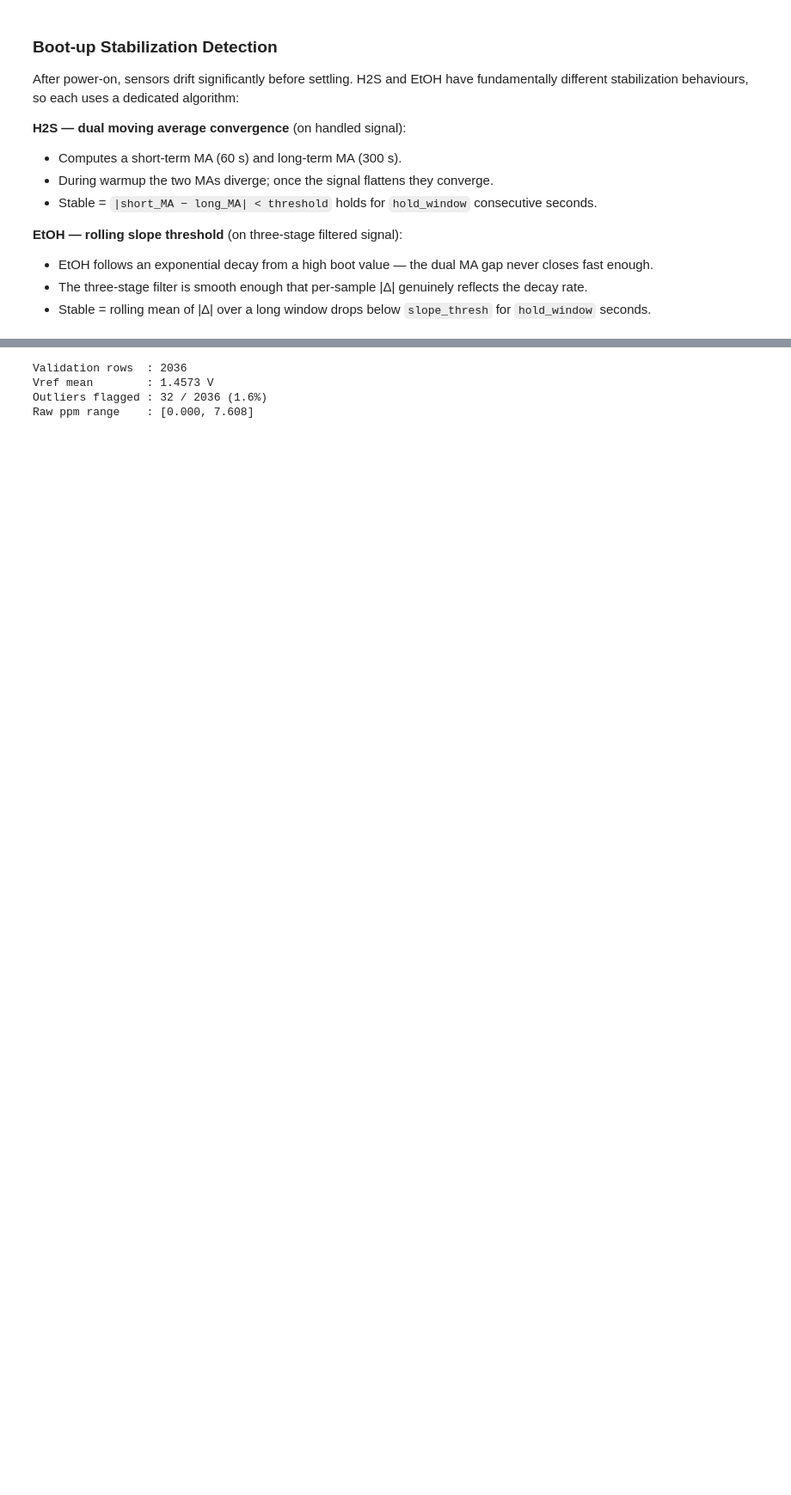
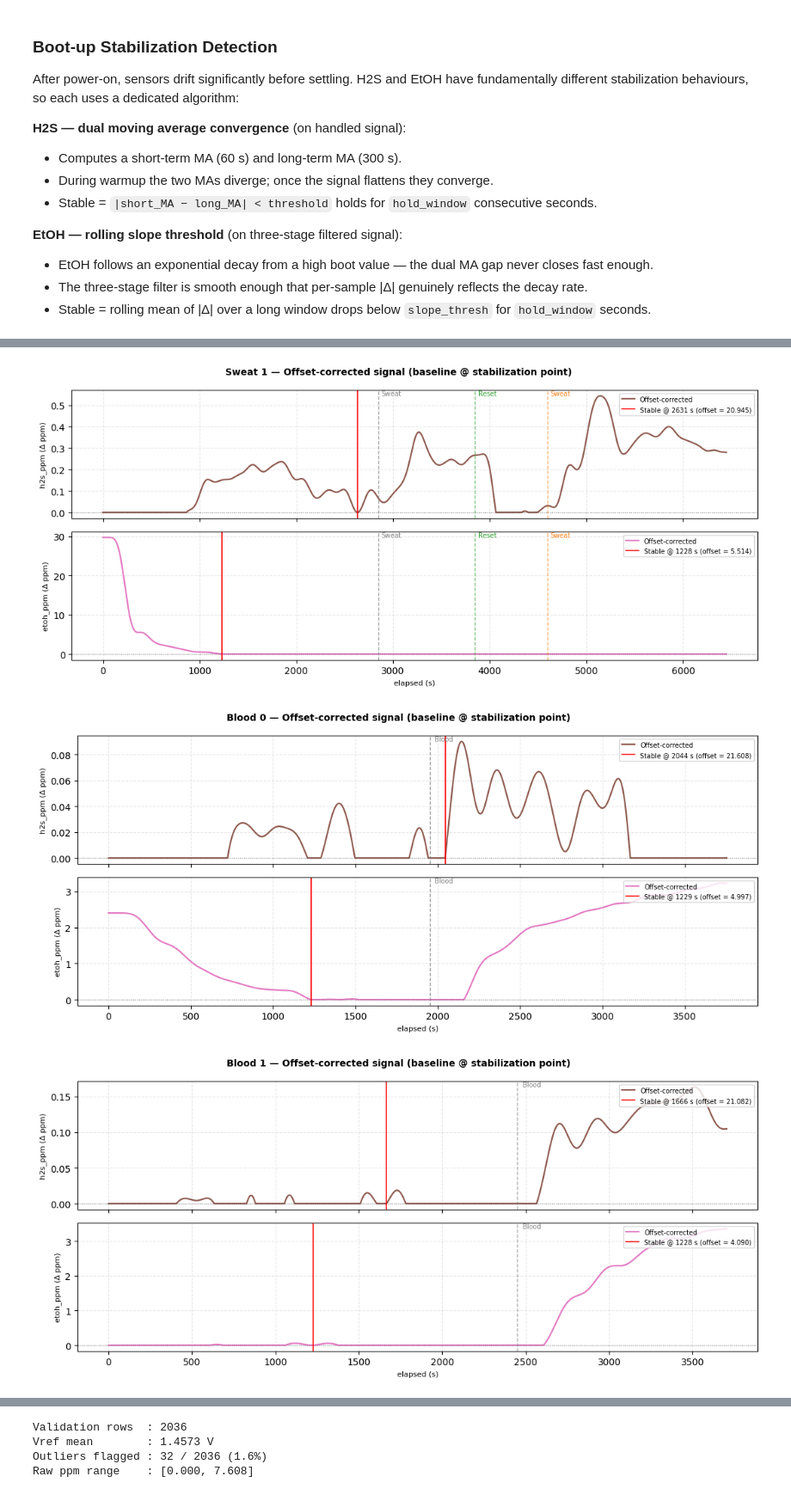
Before and after one commit to brenthoang12/gas-injury-detection, a Jupyter notebook: experiment-data-clean/spec_filter.ipynb, the cells around one changed output, grey strips where cells are left out. Shown at 86% size. Drawn from its saved outputs; the diff is of its cells as text; code cells hidden in the pictures; blank space fills up the shorter version.

```diff
--- a/experiment-data-clean/spec_filter.ipynb
+++ b/experiment-data-clean/spec_filter.ipynb
@@ -586,0 +652,38 @@ for name, df in datasets.items():
+# %%
+for name, df in datasets.items():
+    events   = SAMPLE_EVENTS.get(name, [])
+    t_stable = stab_results[name]
+    fig, axes = plt.subplots(2, 1, figsize=(11, 5), sharex=True)
+    fig.suptitle(f"{name} — Offset-corrected signal (baseline @ stabilization point)",
+                 fontsize=10, fontweight="bold")
+
+    for ax, col in zip(axes, SPEC):
+        data = offset_results[name][col]
+        t    = df["elapsed_s"]
+
+        ax.plot(t, data["signal"], color=COLORS[col], linewidth=1.6, label="Offset-corrected")
+        ax.axhline(0, color="black", linewidth=0.8, linestyle=":", alpha=0.5)
+
+        # Stabilization marker
+        t_stab = t_stable[col]
+        if t_stab is not None:
+            ax.axvline(t_stab, color="red", linewidth=1.2, linestyle="-",
+                       label=f"Stable @ {t_stab:.0f} s (offset = {data['offset']:.3f})")
+
+        # Sample event lines
+        for (t_event, label), color in zip(events, EVENT_COLORS):
+            ax.axvline(t_event, color=color, linewidth=1.0, linestyle="--", alpha=0.7)
+            ax.text(t_event + 30, ax.get_ylim()[1] if ax.get_ylim()[1] != 0 else 1,
+                    label, fontsize=7, color=color, va="top", clip_on=True)
+
+        ax.set_ylabel(f"{col} (Δ ppm)", fontsize=8)
+        ax.legend(fontsize=7, loc="upper right")
+        ax.grid(True, alpha=0.3, linestyle="--")
+
+    axes[-1].set_xlabel("elapsed (s)", fontsize=8)
+    plt.tight_layout()
+    plt.show()
+# %% [output]
+[figure, added]
+[figure, added]
+[figure, added]
```
Also changed, not shown: parts of 8 cells of this notebook, 10 other files.
